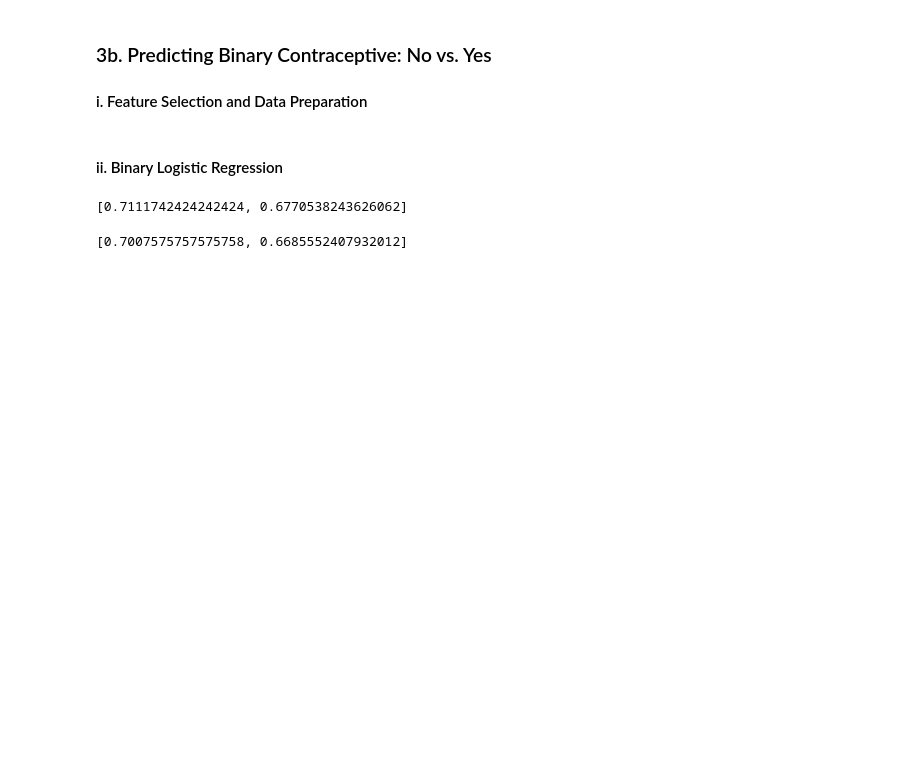
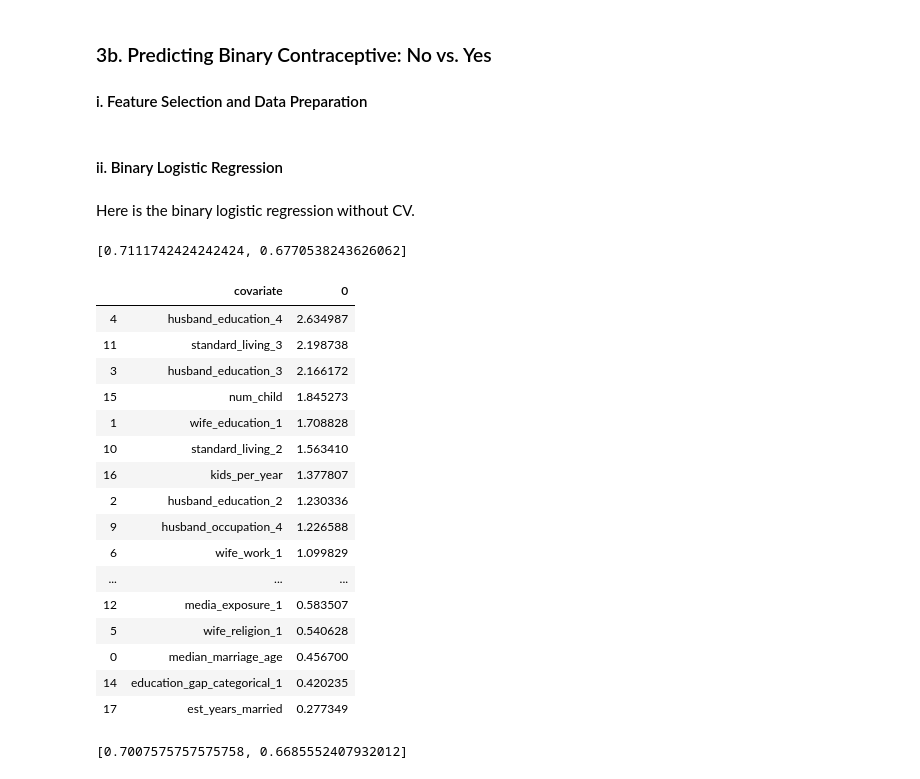
Before and after one commit to palautatan/contraception, a Jupyter notebook: 2-scripts/espejo/final-project.ipynb, the cells around one changed output. Drawn from its saved outputs; the diff is of its cells as text; code cells hidden in the pictures; blank space fills up the shorter version.

```diff
--- a/2-scripts/espejo/final-project.ipynb
+++ b/2-scripts/espejo/final-project.ipynb
@@ -652,6 +708,8 @@ X_test_binary = contra_test_clean.drop(['contraceptive', 'contraceptive_use', 'a
 Y_test_binary = contra_test_clean['contraceptive_use']
 # %% [markdown]
 #### ii. Binary Logistic Regression
+# %% [markdown]
+Here is the binary logistic regression without CV.
 # %%
 # fit binomial logistic regression model
 binary_logit = LogisticRegression(solver = 'newton-cg')
@@ -665,6 +723,30 @@ test_accuracy_lr_binary  = binary_logit.score(X = X_test_binary, y = Y_test_bina
 [train_accuracy_lr_binary, test_accuracy_lr_binary]
 # %% [output]
 [0.7111742424242424, 0.6770538243626062]
+# %%
+coef_df = pd.DataFrame(np.exp(binary_logit.coef_)).T
+coef_df.insert(0, 'covariate', X_train_binary.columns)
+coef_df = coef_df.sort_values(by=0, ascending=False)
+coef_df.to_csv('../../3-output/binary-logit-coef.csv')
+coef_df
+# %% [output]
+|  | covariate | 0 |
+| 4 | husband_education_4 | 2.634987 |
+| 11 | standard_living_3 | 2.198738 |
+| 3 | husband_education_3 | 2.166172 |
+| 15 | num_child | 1.845273 |
+| 1 | wife_education_1 | 1.708828 |
+| 10 | standard_living_2 | 1.563410 |
+| 16 | kids_per_year | 1.377807 |
+| 2 | husband_education_2 | 1.230336 |
+| 9 | husband_occupation_4 | 1.226588 |
+| 6 | wife_work_1 | 1.099829 |
+| ... | ... | ... |
+| 12 | media_exposure_1 | 0.583507 |
+| 5 | wife_religion_1 | 0.540628 |
+| 0 | median_marriage_age | 0.456700 |
+| 14 | education_gap_categorical_1 | 0.420235 |
+| 17 | est_years_married | 0.277349 |
 # %%
 # fit CV binomial model
 binary_logit_cv = LogisticRegressionCV(cv = 10, solver = 'newton-cg')
```
Also changed, not shown: parts of 18 cells of this notebook, 6 other files.
